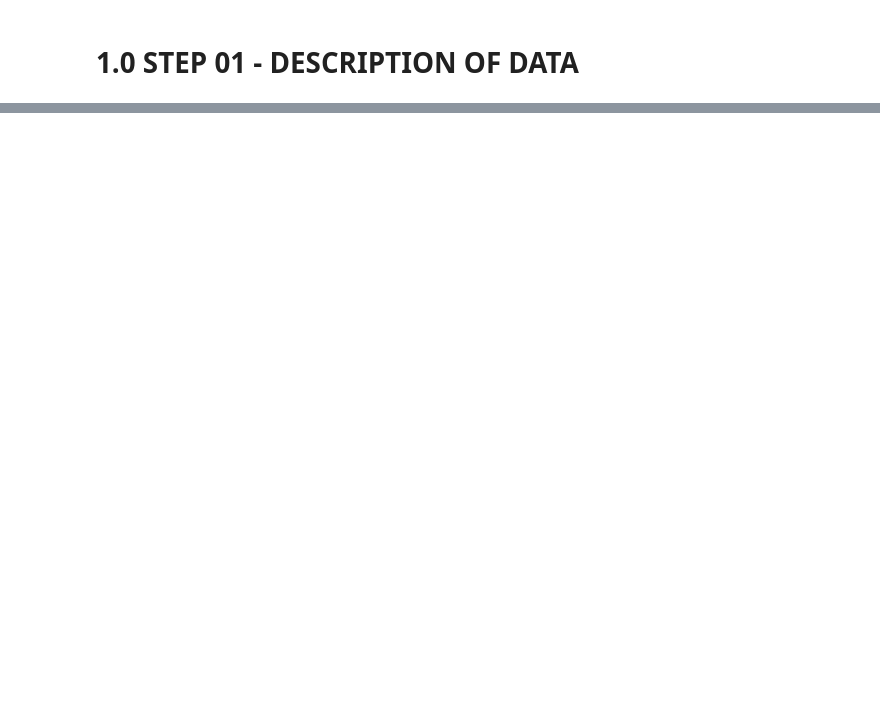
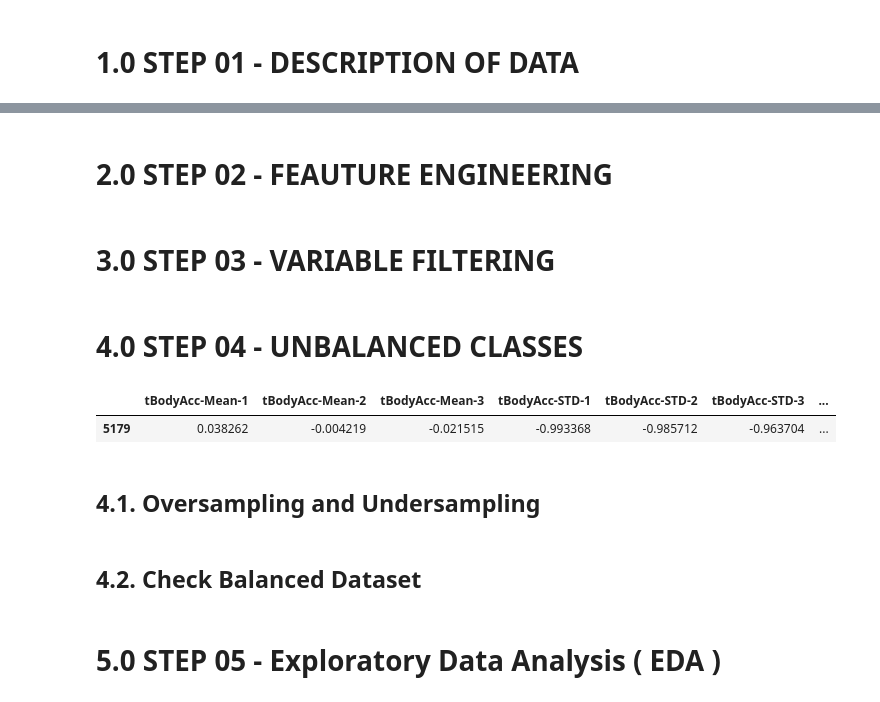
Before and after one commit to panambY/Human_Activity_Recognition, a Jupyter notebook: Human_Activity_Recognition.ipynb, the cells around one changed output, grey strips where cells are left out. Drawn from its saved outputs; the diff is of its cells as text; code cells hidden in the pictures; blank space fills up the shorter version.

Commit message:
start unbalaced classes step

```diff
--- a/Human_Activity_Recognition.ipynb
+++ b/Human_Activity_Recognition.ipynb
@@ -62,0 +300,2 @@ df1 = df_raw.copy()
+# %% [markdown]
+# 2.0 STEP 02 - FEAUTURE ENGINEERING
@@ -62,0 +306,2 @@ df1 = df_raw.copy()
+# %% [markdown]
+# 3.0 STEP 03 - VARIABLE FILTERING
@@ -62,0 +312,2 @@ df1 = df_raw.copy()
+# %% [markdown]
+# 4.0 STEP 04 - UNBALANCED CLASSES
@@ -62,0 +316,7 @@ df1 = df_raw.copy()
+# %%
+df42.sample()
+# %% [output]
+|  | tBodyAcc-Mean-1 | tBodyAcc-Mean-2 | tBodyAcc-Mean-3 | tBodyAcc-STD-1 | tBodyAcc-STD-2 | tBodyAcc-STD-3 | ... |
+| 5179 | 0.038262 | -0.004219 | -0.021515 | -0.993368 | -0.985712 | -0.963704 | ... |
+# %% [markdown]
+## 4.1. Oversampling and Undersampling
@@ -62,0 +329,2 @@ df1 = df_raw.copy()
+# %% [markdown]
+## 4.2. Check Balanced Dataset
@@ -62,0 +333,2 @@ df1 = df_raw.copy()
+# %% [markdown]
+# 5.0 STEP 05 - Exploratory Data Analysis ( EDA )
```
Also changed, not shown: parts of 33 cells of this notebook.
